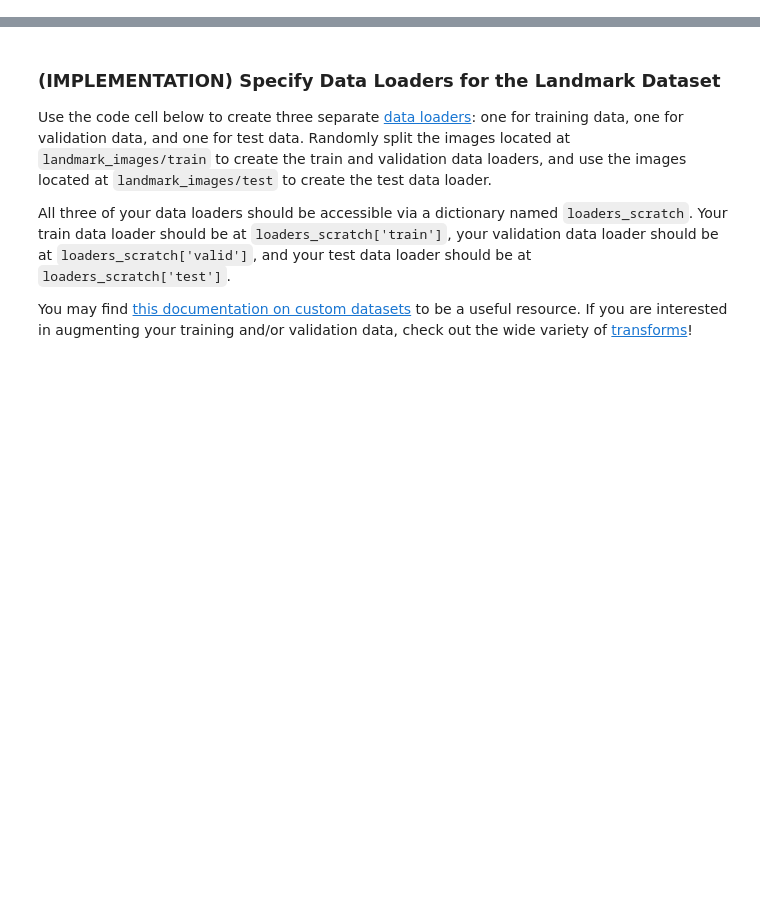
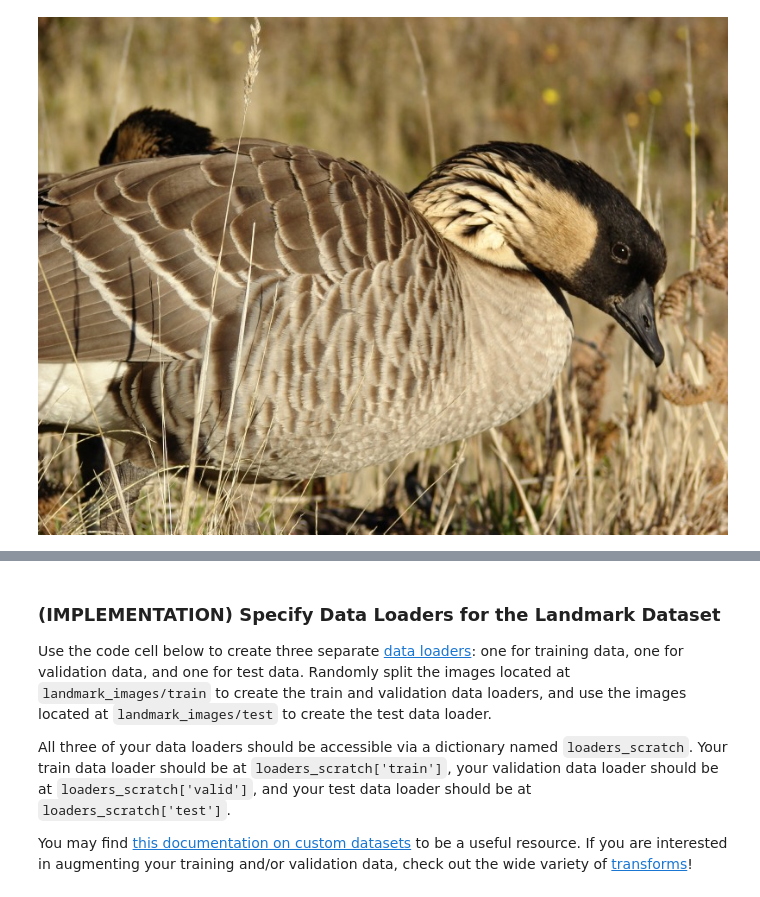
Before and after one commit to LourensWalters/deep-learning, a Jupyter notebook: notebooks/landmark_project/landmark.ipynb, the cells around one changed output, grey strips where cells are left out. Drawn from its saved outputs; the diff is of its cells as text; code cells hidden in the pictures; blank space fills up the shorter version.

```diff
--- a/notebooks/landmark_project/landmark.ipynb
+++ b/notebooks/landmark_project/landmark.ipynb
@@ -79,0 +75,5 @@ Remember that practice is far ahead of theory in deep learning.  Experiment with
+# %%
+from IPython.display import Image
+Image(filename=r"images/train/00.Haleakala_National_Park/084c2aa50d0a9249.jpg")
+# %% [output]
+[figure, added]
```
Also changed, not shown: parts of 39 cells of this notebook, 2 other files.
